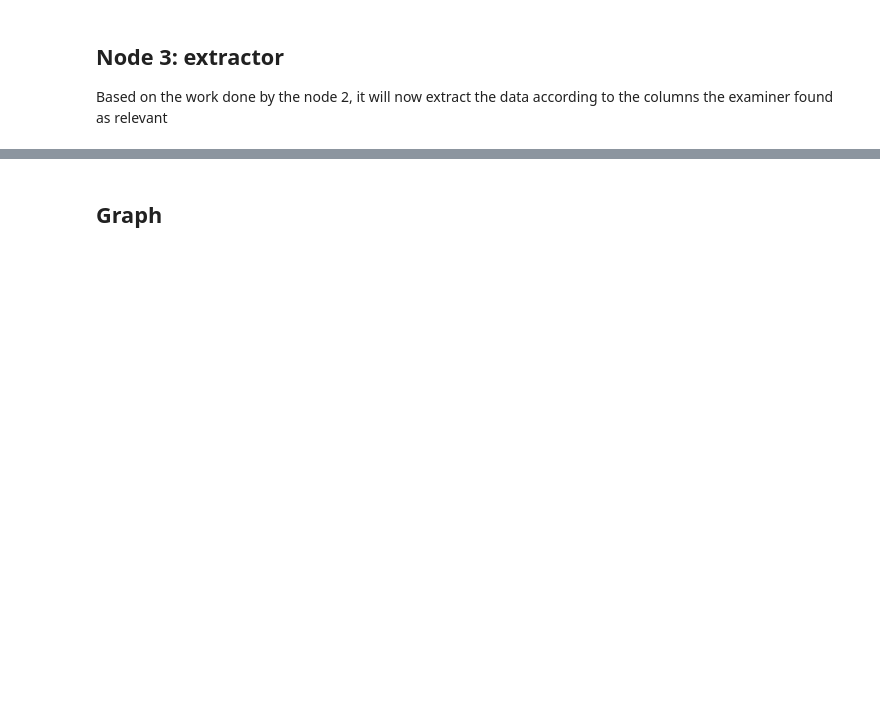
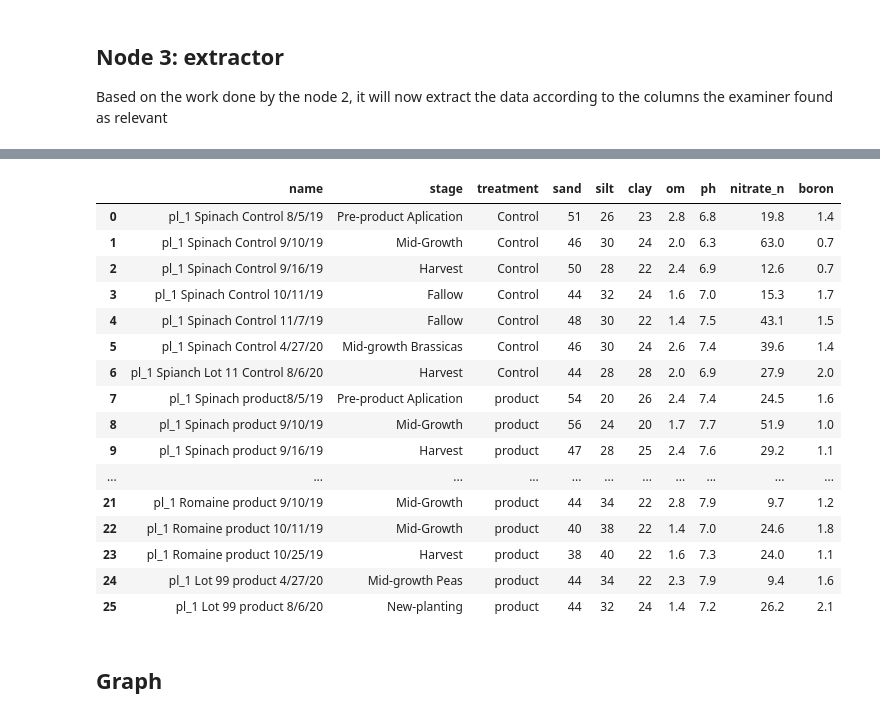
Before and after one commit to andremoreira73/messminer, a Jupyter notebook: MessMiner.ipynb, the cells around one changed output, grey strips where cells are left out. Drawn from its saved outputs; the diff is of its cells as text; code cells hidden in the pictures; blank space fills up the shorter version.

Commit message:
Finalized Node 3 and generated the first cleaned up dataframe (without any prior knowledge of the original data)

```diff
--- a/MessMiner.ipynb
+++ b/MessMiner.ipynb
@@ -234,6 +198,8 @@ examine_in_parallel_node(overall_state_1)
 # %%
 # for testing, build up a initial single csv state that we pass to the node for singular extraction (using Example_0)
-single_csv_state_1 = {'user_background':overall_state_1['user_background'], 'single_sheets_as_csv': overall_state_1['sheets_as_csv']['raw_data_sheet_1']}
+single_csv_state_1 = {'user_background':overall_state_1['user_background'],
+                      'sheet_name':'raw_data_sheet_1',
+                      'sheet_value': overall_state_1['sheets_as_csv']['raw_data_sheet_1']}
 # %%
-response_sigular = examine_single_csv_node(single_csv_state_1)
+response_singular = examine_single_csv_node(single_csv_state_1)
 # %%
@@ -254,0 +276,7 @@ Based on the work done by the node 2, it will now extract the data according to
+# %%
+# for testing, build up a initial single csv state that we pass to the node for singular extraction (using Example_0)
+single_csv_state_2 = {'user_background':overall_state_1['user_background'],
+                      'sheet_name':'raw_data_sheet_1',
+                      'sheet_value': overall_state_1['sheets_as_csv']['raw_data_sheet_1'],
+                      'csv_structure':response_singular['csv_structure'][0]
+                     }
@@ -255,3 +290,25 @@ Based on the work done by the node 2, it will now extract the data according to
+# %%
+response_singular_2 = extract_single_csv_node(single_csv_state_2)
+# %%
+display(response_singular_2['cleaned_csv'][0])
+# %% [output]
+|  | name | stage | treatment | sand | silt | clay | om | ph | nitrate_n | boron |
+| 0 | pl_1 Spinach Control 8/5/19 | Pre-product Aplication | Control | 51 | 26 | 23 | 2.8 | 6.8 | 19.8 | 1.4 |
+| 1 | pl_1 Spinach Control 9/10/19 | Mid-Growth | Control | 46 | 30 | 24 | 2.0 | 6.3 | 63.0 | 0.7 |
+| 2 | pl_1 Spinach Control 9/16/19 | Harvest | Control | 50 | 28 | 22 | 2.4 | 6.9 | 12.6 | 0.7 |
+| 3 | pl_1 Spinach Control 10/11/19 | Fallow | Control | 44 | 32 | 24 | 1.6 | 7.0 | 15.3 | 1.7 |
+| 4 | pl_1 Spinach Control 11/7/19 | Fallow | Control | 48 | 30 | 22 | 1.4 | 7.5 | 43.1 | 1.5 |
+| 5 | pl_1 Spinach Control 4/27/20 | Mid-growth Brassicas | Control | 46 | 30 | 24 | 2.6 | 7.4 | 39.6 | 1.4 |
+| 6 | pl_1 Spianch Lot 11 Control 8/6/20 | Harvest | Control | 44 | 28 | 28 | 2.0 | 6.9 | 27.9 | 2.0 |
+| 7 | pl_1 Spinach product8/5/19 | Pre-product Aplication | product | 54 | 20 | 26 | 2.4 | 7.4 | 24.5 | 1.6 |
+| 8 | pl_1 Spinach product 9/10/19 | Mid-Growth | product | 56 | 24 | 20 | 1.7 | 7.7 | 51.9 | 1.0 |
+| 9 | pl_1 Spinach product 9/16/19 | Harvest | product | 47 | 28 | 25 | 2.4 | 7.6 | 29.2 | 1.1 |
+| ... | ... | ... | ... | ... | ... | ... | ... | ... | ... | ... |
+| 21 | pl_1 Romaine product 9/10/19 | Mid-Growth | product | 44 | 34 | 22 | 2.8 | 7.9 | 9.7 | 1.2 |
+| 22 | pl_1 Romaine product 10/11/19 | Mid-Growth | product | 40 | 38 | 22 | 1.4 | 7.0 | 24.6 | 1.8 |
+| 23 | pl_1 Romaine product 10/25/19 | Harvest | product | 38 | 40 | 22 | 1.6 | 7.3 | 24.0 | 1.1 |
+| 24 | pl_1 Lot 99 product 4/27/20 | Mid-growth Peas | product | 44 | 34 | 22 | 2.3 | 7.9 | 9.4 | 1.6 |
+| 25 | pl_1 Lot 99 product 8/6/20 | New-planting | product | 44 | 32 | 24 | 1.4 | 7.2 | 26.2 | 2.1 |
 # %% [markdown]
 ## Graph
 # %%
```
Also changed, not shown: parts of 15 cells of this notebook, 3 other files.
